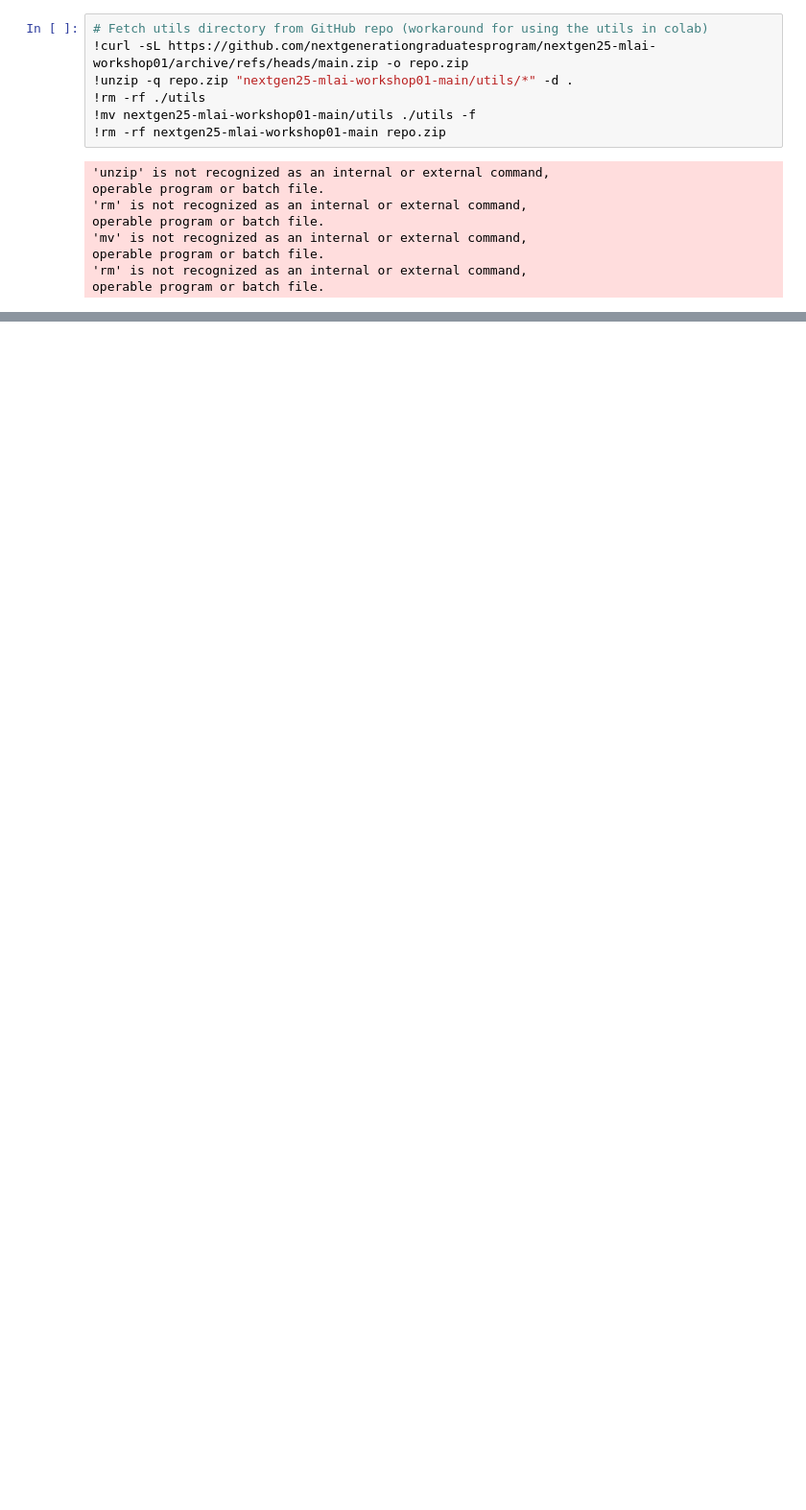
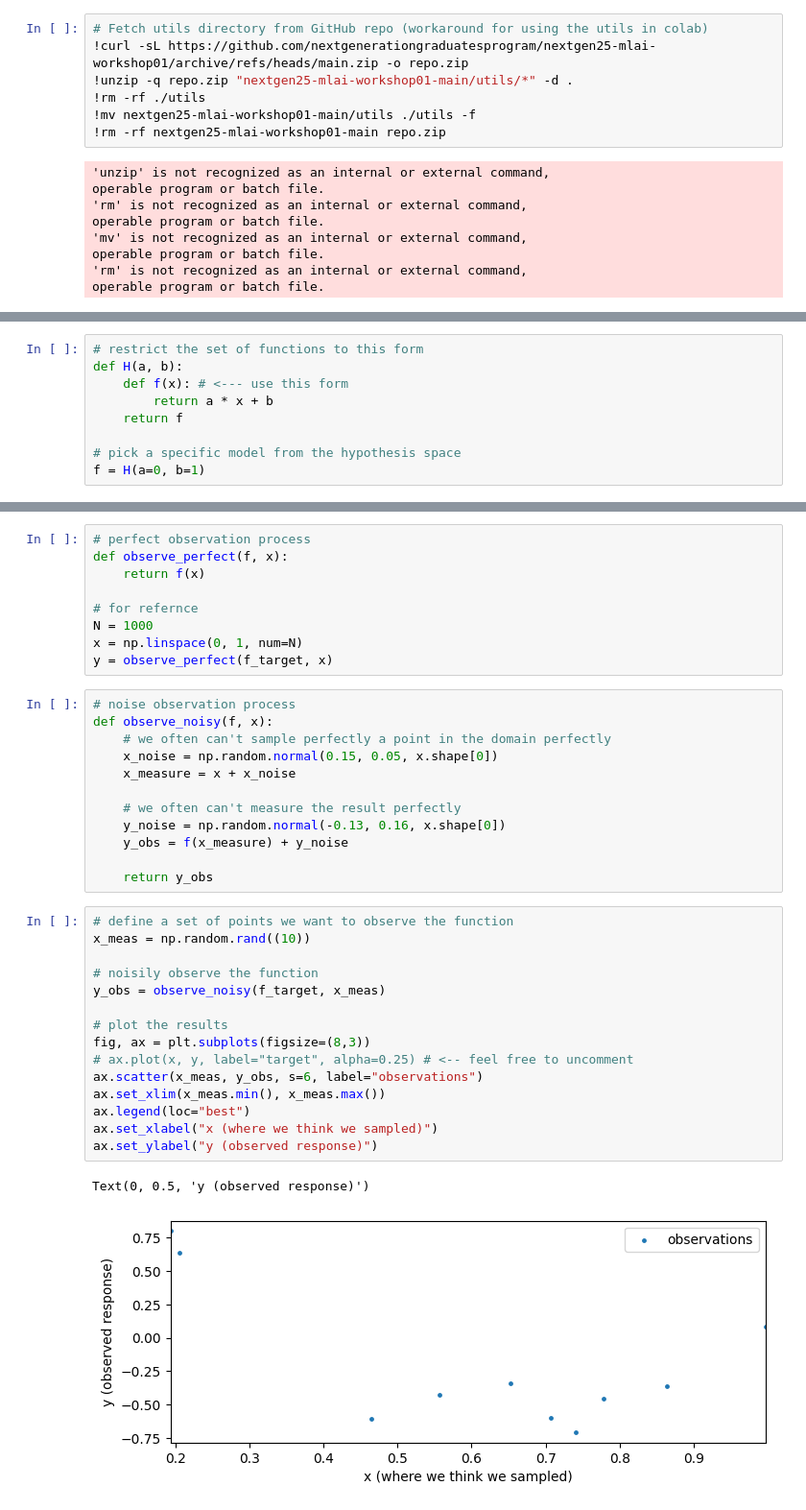
Before and after one commit to nextgenerationgraduatesprogram/nextgen25-mlai-workshop01, a Jupyter notebook: notebooks/main.ipynb, the cells around one changed output, grey strips where cells are left out. Shown: that part at 96% size. Cells and saved outputs as stored; diff of their text form; blank space fills up the shorter version.

```diff
--- a/notebooks/main.ipynb
+++ b/notebooks/main.ipynb
@@ -24,0 +162,9 @@ operable program or batch file.
+# %%
+# restrict the set of functions to this form
+def H(a, b):
+    def f(x): # <--- use this form
+        return a * x + b
+    return f
+
+# pick a specific model from the hypothesis space
+f = H(a=0, b=1)
@@ -24,0 +367,39 @@ operable program or batch file.
+# %%
+# perfect observation process
+def observe_perfect(f, x):
+    return f(x)
+
+# for refernce
+N = 1000
+x = np.linspace(0, 1, num=N)
+y = observe_perfect(f_target, x)
+# %%
+# noise observation process
+def observe_noisy(f, x):
+    # we often can't sample perfectly a point in the domain perfectly
+    x_noise = np.random.normal(0.15, 0.05, x.shape[0])
+    x_measure = x + x_noise
+
+    # we often can't measure the result perfectly
+    y_noise = np.random.normal(-0.13, 0.16, x.shape[0])
+    y_obs = f(x_measure) + y_noise
+
+    return y_obs
+# %%
+# define a set of points we want to observe the function
+x_meas = np.random.rand((10))
+
+# noisily observe the function
+y_obs = observe_noisy(f_target, x_meas)
+
+# plot the results
+fig, ax = plt.subplots(figsize=(8,3))
+# ax.plot(x, y, label="target", alpha=0.25) # <-- feel free to uncomment
+ax.scatter(x_meas, y_obs, s=6, label="observations")
+ax.set_xlim(x_meas.min(), x_meas.max())
+ax.legend(loc="best")
+ax.set_xlabel("x (where we think we sampled)")
+ax.set_ylabel("y (observed response)")
+# %% [output]
+Text(0, 0.5, 'y (observed response)')
+[figure, added]
```
Also changed, not shown: parts of 62 cells of this notebook.
